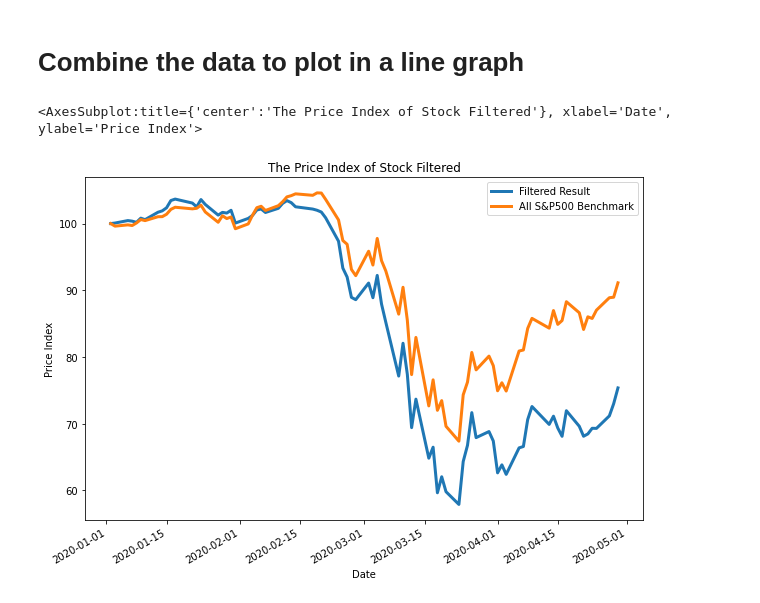
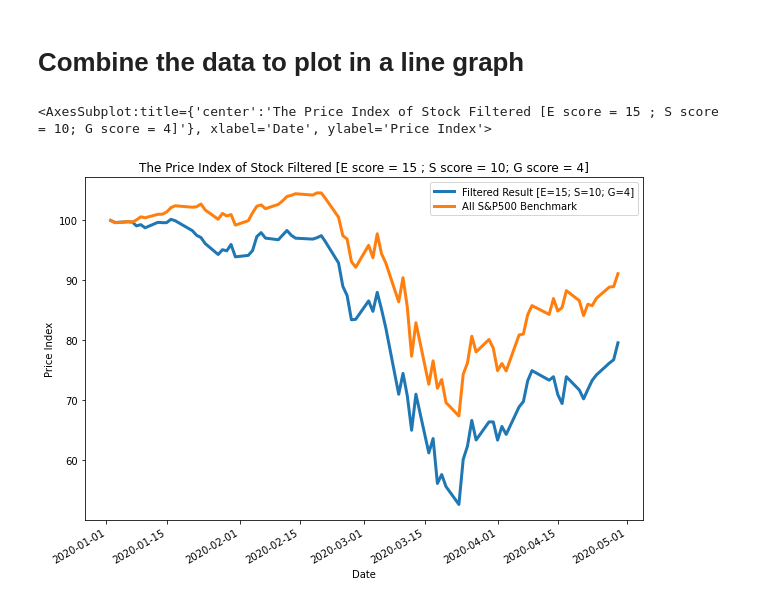
Before and after one commit to kevinbaross/custom_indexing_project, a Jupyter notebook: filter_sample.ipynb, the cells around one changed output. Drawn from its saved outputs; the diff is of its cells as text; code cells hidden in the pictures.

Commit message:
add sliders for ESG scores

```diff
--- a/filter_sample.ipynb
+++ b/filter_sample.ipynb
@@ -224,24 +252,24 @@ Name: (custom_index, ), dtype: float64
 # %%
 #Plot the filtered data frame
 sp500_hist_data_closing_only.plot(
-    title="The Price Index of Stock Filtered",
+    title=f"The Price Index of Stock Filtered [E score = {e_score} ; S score = {s_score}; G score = {g_score}]",
     xlabel="Date",
     ylabel="Price Index",
     figsize=(10,7),
     legend="top",
-    label="Filtered Result",
+    label=f"Filtered Result [E={e_score}; S={s_score}; G={g_score}]",
     linewidth=3
 )
 
 #Plot the "ALL" S&P500 index data frame
 all_sp500_hist_data_closing_only.plot(
     legend="top",
     label="All S&P500 Benchmark",
     linewidth=3
 )
 # %% [output]
-<AxesSubplot:title={'center':'The Price Index of Stock Filtered'}, xlabel='Date', ylabel='Price Index'>
+<AxesSubplot:title={'center':'The Price Index of Stock Filtered [E score = 15 ; S score = 10; G score = 4]'}, xlabel='Date', ylabel='Price Index'>
-[figure, old version]
+[figure, new version]
 # %%
 # To do
 # -------
```
Also changed, not shown: parts of 14 cells of this notebook.
